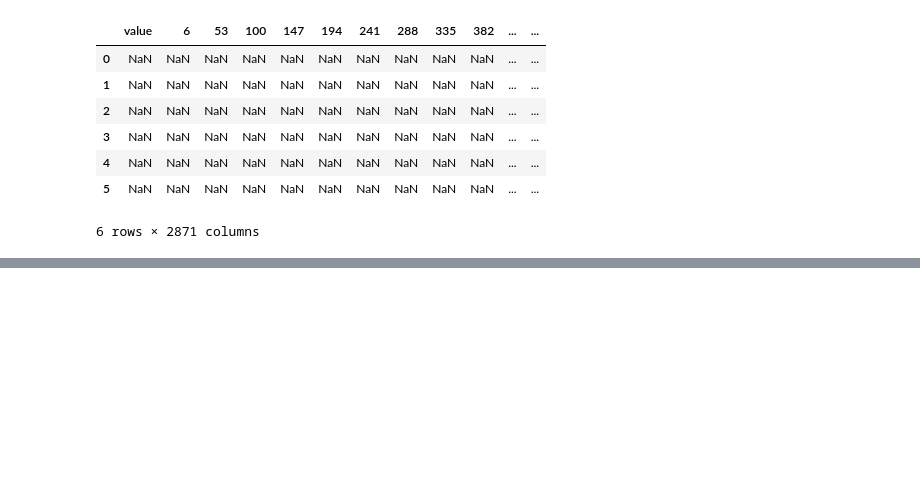
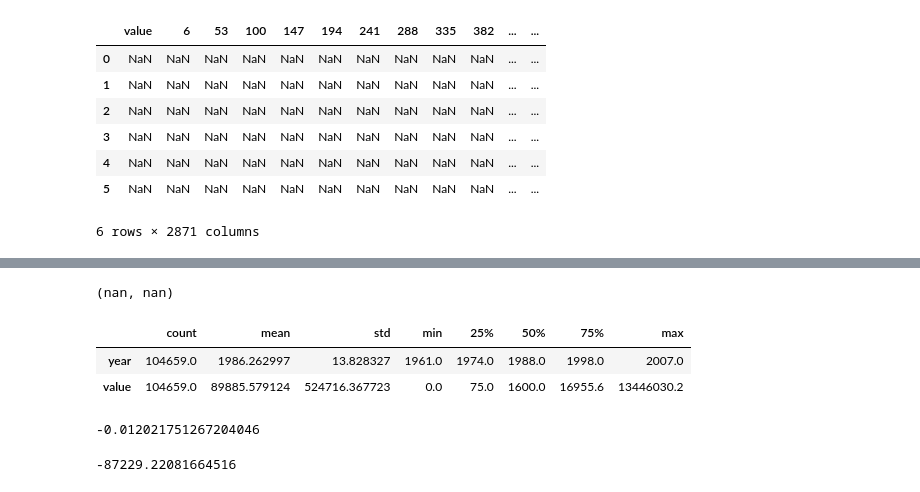
Before and after one commit to ashen007/pandas_data_analysis, a Jupyter notebook: getting started.ipynb, the cells around one changed output, grey strips where cells are left out. Saved outputs shown, nothing was run; the diff lists cells and outputs as text; code cells hidden in the pictures; blank space fills up the shorter version.

```diff
--- a/getting started.ipynb
+++ b/getting started.ipynb
@@ -380,0 +463,18 @@ df1 + df2
+# %%
+np.mean(data['value'].values),np.median(data['value'].values)
+# %% [output]
+(nan, nan)
+# %%
+data.describe().T
+# %% [output]
+|  | count | mean | std | min | 25% | 50% | 75% | max |
+| year | 104659.0 | 1986.262997 | 13.828327 | 1961.0 | 1974.0 | 1988.0 | 1998.0 | 2007.0 |
+| value | 104659.0 | 89885.579124 | 524716.367723 | 0.0 | 75.0 | 1600.0 | 16955.6 | 13446030.2 |
+# %%
+data['value'].corr(data['year'])
+# %% [output]
+-0.012021751267204046
+# %%
+data['value'].cov(data['year'])
+# %% [output]
+-87229.22081664516
```
Also changed, not shown: parts of 6 cells of this notebook.
